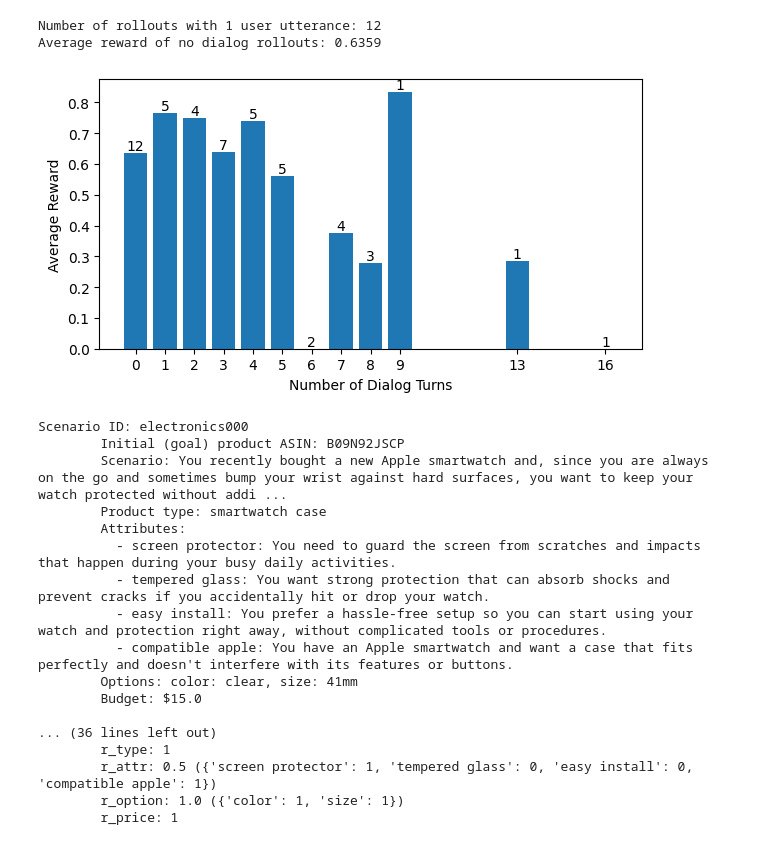
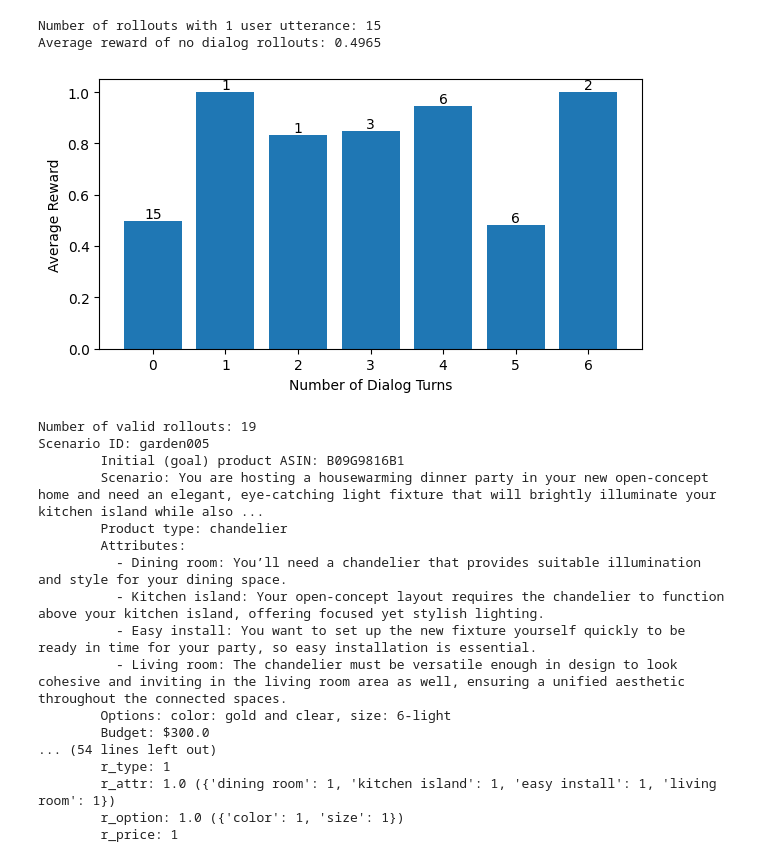
Before and after one commit to tejas1995/uncertain_webshop_agent, a Jupyter notebook: user_agent_rollouts/RolloutsAnalysis.ipynb, the cells around one changed output. Drawn from its saved outputs; the diff is of its cells as text; code cells hidden in the pictures.

```diff
--- a/user_agent_rollouts/RolloutsAnalysis.ipynb
+++ b/user_agent_rollouts/RolloutsAnalysis.ipynb
@@ -5,9 +5,9 @@ import random
 import matplotlib.pyplot as plt
 import numpy as np
 
-experiments_dir = 'experiments/interactive_rollouts'
+experiments_dir = '/data/env/lib/repos/tejas_srinivasan/webshop_experiments/interactive_rollouts'
 
-experiment_name = 'claude3.7_v2sim_v3scenarios-50tasks-50maxsteps'
+experiment_name = 'v3_heldout_50scenarios/agent:llama3.1_8b_sft-usersim:claude3.7_v2-50maxsteps'
 
 file_path = os.path.join(experiments_dir, f"{experiment_name}.json")
 with open(file_path, 'r') as f:
@@ -17,13 +17,15 @@ print(f"Number of rollouts: {len(data['rollouts'])}")
 print(f"Average WebShopreward: {data['avg_reward']:.4f}")
 print(f"Average evaluator reward: {np.mean([rollout['evaluator_reward'] for rollout in data['rollouts']]):.4f}")
 print(f"Number of perfect rollouts: {data['num_perfect_rollouts']}")
-print(f"Number of rollouts that did not get completed in 50 steps: {len(data['rollouts']) - data['num_task_completed_rollouts']}")
+print(f"\nNumber of rollouts that did not get completed in 50 steps: {len(data['rollouts']) - data['num_task_completed_rollouts']}")
 
 # average evaluator reward for completed rollouts
 completed_rollouts = [rollout for rollout in data['rollouts'] if rollout['info']['task_completed']]
 print(f"Number of completed rollouts: {len(completed_rollouts)}")
 print(f"\tAverage WebShop reward for completed rollouts: {np.mean([rollout['reward'] for rollout in completed_rollouts]):.4f}")
 print(f"\tAverage evaluator reward for completed rollouts: {np.mean([rollout['evaluator_reward'] for rollout in completed_rollouts]):.4f}")
+
+print(f"Average number of dialog turns in completed rollouts: {np.mean([rollout['info']['num_user_utterances']-1 for rollout in completed_rollouts]):.2f}")
 
 # Plot the reward distribution
 reward_distribution = [rollout['evaluator_reward'] for rollout in data['rollouts']]
@@ -67,42 +51,45 @@ from collections import defaultdict
 import numpy as np
 
 # find number of rollouts that have 1 user utterance
-no_dialog_rollouts = [rollout for rollout in data['rollouts'] if rollout['info']['num_user_utterances'] == 1]
+no_dialog_rollouts = [rollout for rollout in data['rollouts'] if rollout['info']['num_user_utterances'] == 1 and rollout['info']['task_completed']]
 print(f"Number of rollouts with 1 user utterance: {len(no_dialog_rollouts)}")
 
 # Find average reward of no dialog rollouts
 no_dialog_reward = sum([rollout['evaluator_reward'] for rollout in no_dialog_rollouts]) / len(no_dialog_rollouts)
 print(f"Average reward of no dialog rollouts: {no_dialog_reward:.4f}")
 
 # Make bar plot of number of user utterances vs average reward for rollouts with those many user utterance
 avg_reward_per_num_utterances = defaultdict(list)
 for rollout in data['rollouts']:
-    avg_reward_per_num_utterances[rollout['info']['num_user_utterances']-1].append(rollout['evaluator_reward'])
+    if rollout['info']['task_completed']:
+        avg_reward_per_num_utterances[rollout['info']['num_user_utterances']-1].append(rollout['evaluator_reward'])
 
 fig, ax = plt.subplots(figsize=(7, 3.5))
 # Plot the bar plot, with number of rollouts written on the top of each bar
 plt.bar(
     avg_reward_per_num_utterances.keys(),
     [sum(rewards) / len(rewards) for rewards in avg_reward_per_num_utterances.values()],
     # yerr=[np.std(rewards) for rewards in avg_reward_per_num_utterances.values()]
 )
 for num_utterances in avg_reward_per_num_utterances.keys():
     plt.text(
         num_utterances,
         sum(avg_reward_per_num_utterances[num_utterances]) / len(avg_reward_per_num_utterances[num_utterances]),
         f'{len(avg_reward_per_num_utterances[num_utterances])}',
     ha='center', va='bottom'
     )
 plt.xlabel('Number of Dialog Turns')
 plt.ylabel('Average Reward')
 plt.xticks(list(avg_reward_per_num_utterances.keys()))
 plt.show()
 # %% [output]
-Number of rollouts with 1 user utterance: 12
-Average reward of no dialog rollouts: 0.6359
+Number of rollouts with 1 user utterance: 15
+Average reward of no dialog rollouts: 0.4965
-[figure, old version]
+[figure, new version]
 # %%
-rollout = random.choice(data['rollouts'])
+valid_rollouts = [rollout for rollout in data['rollouts'] if rollout['info']['task_completed'] and rollout['info']['num_user_utterances'] > 1]
+print(f"Number of valid rollouts: {len(valid_rollouts)}")
+rollout = random.choice(valid_rollouts)
 print(f"Scenario ID: {rollout['scenario']['scenario_id']}")
 print(f"\tInitial (goal) product ASIN: {rollout['scenario']['asin']}")
 print(f"\tScenario: {rollout['scenario']['instruction_text']}")
@@ -136,20 +123,20 @@ print(f"\tr_attr: {rollout['info']['evaluator_results']['r_attr']} ({rollout['in
 print(f"\tr_option: {rollout['info']['evaluator_results']['r_option']} ({rollout['info']['evaluator_results']['option_scores']})")
 print(f"\tr_price: {rollout['info']['evaluator_results']['r_price']}")
 # %% [output]
-Scenario ID: electronics000
-        Initial (goal) product ASIN: B09N92JSCP
-        Scenario: You recently bought a new Apple smartwatch and, since you are always on the go and sometimes bump your wrist against hard surfaces, you want to keep your watch protected without addi ...
-        Product type: smartwatch case
+Number of valid rollouts: 19
+Scenario ID: garden005
+        Initial (goal) product ASIN: B09G9816B1
+        Scenario: You are hosting a housewarming dinner party in your new open-concept home and need an elegant, eye-catching light fixture that will brightly illuminate your kitchen island while also ...
+        Product type: chandelier
         Attributes:
-          - screen protector: You need to guard the screen from scratches and impacts that happen during your busy daily activities.
-          - tempered glass: You want strong protection that can absorb shocks and prevent cracks if you accidentally hit or drop your watch.
-          - easy install: You prefer a hassle-free setup so you can start using your watch and protection right away, without complicated tools or procedures.
-          - compatible apple: You have an Apple smartwatch and want a case that fits perfectly and doesn't interfere with its features or buttons.
-        Options: color: clear, size: 41mm
-        Budget: $15.0
-
-... (36 lines left out)
+          - Dining room: You’ll need a chandelier that provides suitable illumination and style for your dining space.
+          - Kitchen island: Your open-concept layout requires the chandelier to function above your kitchen island, offering focused yet stylish lighting.
+          - Easy install: You want to set up the new fixture yourself quickly to be ready in time for your party, so easy installation is essential.
+          - Living room: The chandelier must be versatile enough in design to look cohesive and inviting in the living room area as well, ensuring a unified aesthetic throughout the connected spaces.
+        Options: color: gold and clear, size: 6-light
+        Budget: $300.0
+... (54 lines left out)
         r_type: 1
-        r_attr: 0.5 ({'screen protector': 1, 'tempered glass': 0, 'easy install': 0, 'compatible apple': 1})
+        r_attr: 1.0 ({'dining room': 1, 'kitchen island': 1, 'easy install': 1, 'living room': 1})
         r_option: 1.0 ({'color': 1, 'size': 1})
         r_price: 1
```
Also changed, not shown: parts of 4 cells of this notebook, 13 other files.
